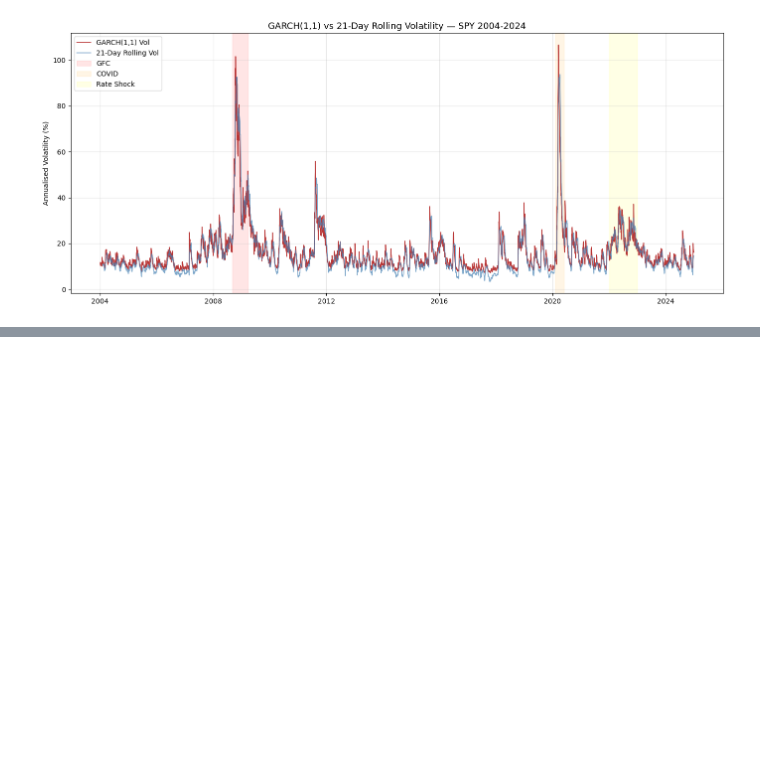
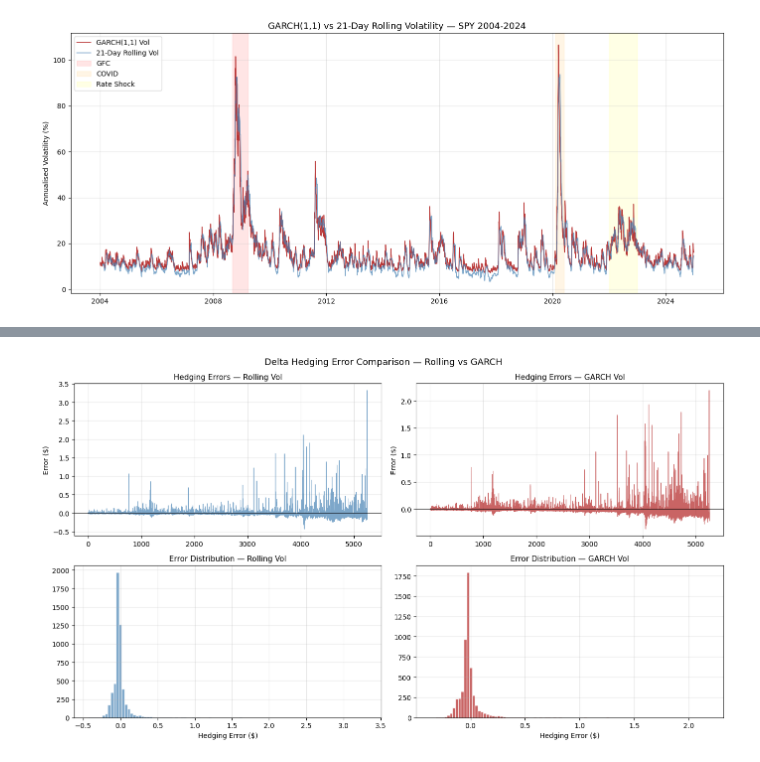
Before and after one commit to PriyalC1709/quantfinance, a Jupyter notebook: Greeks/GARCH engine/garchengine.ipynb, the cells around one changed output, grey strips where cells are left out. Saved outputs shown, nothing was run; the diff lists cells and outputs as text; code cells hidden in the pictures; blank space fills up the shorter version.

Commit message:
garch_update

```diff
--- a/Greeks/GARCH engine/garchengine.ipynb
+++ b/Greeks/GARCH engine/garchengine.ipynb
@@ -133,3 +166,14 @@ plt.savefig("garch_vs_rolling.png", dpi=150, bbox_inches="tight")
 plt.show()
 # %% [output]
 [figure]
+# %%
+# Build a clean aligned dataframe first
+vol_df = pd.DataFrame({
+    "prices":      prices_s,
+    "returns":     returns_s,
+    "rolling_vol": rolling_vol_s,
+    "garch_vol":   garch_vol
+}, index=prices_s.index).dropna()
+
+print(f"Aligned dataframe shape: {vol_df.shape}")
+print(vol_df.tail())
@@ -135,0 +232,35 @@ plt.show()
+# %%
+fig, axes = plt.subplots(2, 2, figsize=(14, 8))
+
+# Error time series
+axes[0,0].plot(errors_rolling.values, lw=0.8, color="steelblue", alpha=0.7)
+axes[0,0].set_title("Hedging Errors — Rolling Vol", fontsize=11)
+axes[0,0].set_ylabel("Error ($)")
+axes[0,0].axhline(0, color="black", lw=0.8)
+axes[0,0].grid(alpha=0.3)
+
+axes[0,1].plot(errors_garch.values, lw=0.8, color="firebrick", alpha=0.7)
+axes[0,1].set_title("Hedging Errors — GARCH Vol", fontsize=11)
+axes[0,1].set_ylabel("Error ($)")
+axes[0,1].axhline(0, color="black", lw=0.8)
+axes[0,1].grid(alpha=0.3)
+
+# Error distributions
+axes[1,0].hist(errors_rolling, bins=100, color="steelblue",
+               alpha=0.7, edgecolor="white")
+axes[1,0].set_title("Error Distribution — Rolling Vol", fontsize=11)
+axes[1,0].set_xlabel("Hedging Error ($)")
+axes[1,0].grid(alpha=0.3)
+
+axes[1,1].hist(errors_garch, bins=100, color="firebrick",
+               alpha=0.7, edgecolor="white")
+axes[1,1].set_title("Error Distribution — GARCH Vol", fontsize=11)
+axes[1,1].set_xlabel("Hedging Error ($)")
+axes[1,1].grid(alpha=0.3)
+
+plt.suptitle("Delta Hedging Error Comparison — Rolling vs GARCH", fontsize=13)
+plt.tight_layout()
+plt.savefig("hedging_errors.png", dpi=150, bbox_inches="tight")
+plt.show()
+# %% [output]
+[figure, added]
```
Also changed, not shown: parts of 6 cells of this notebook, 9 other files.
